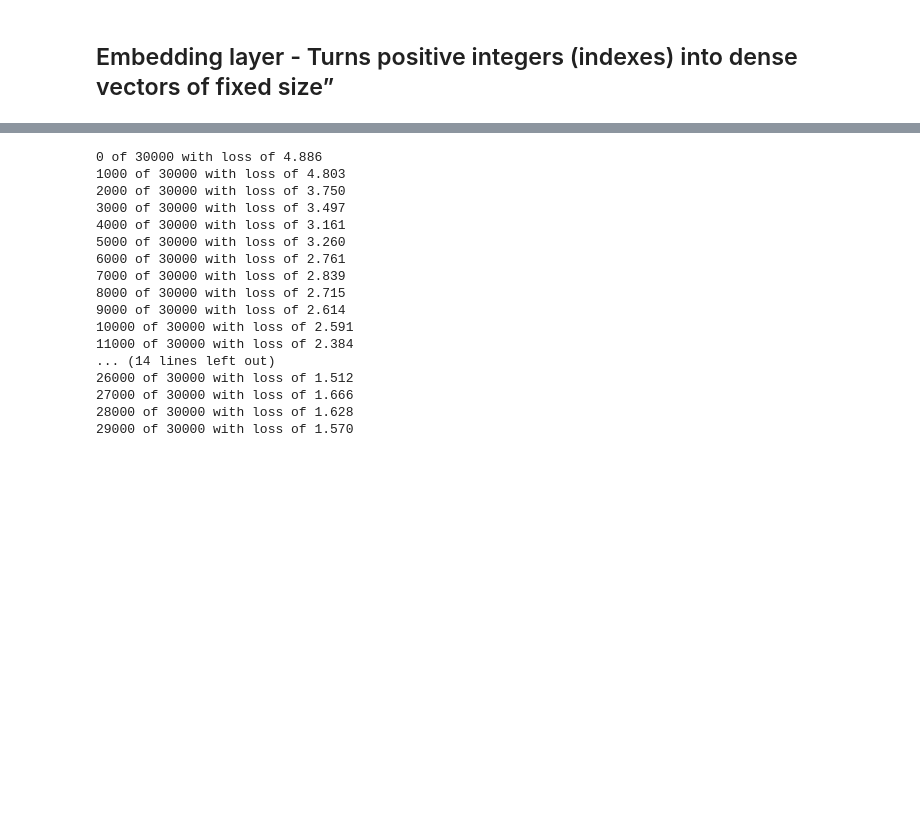
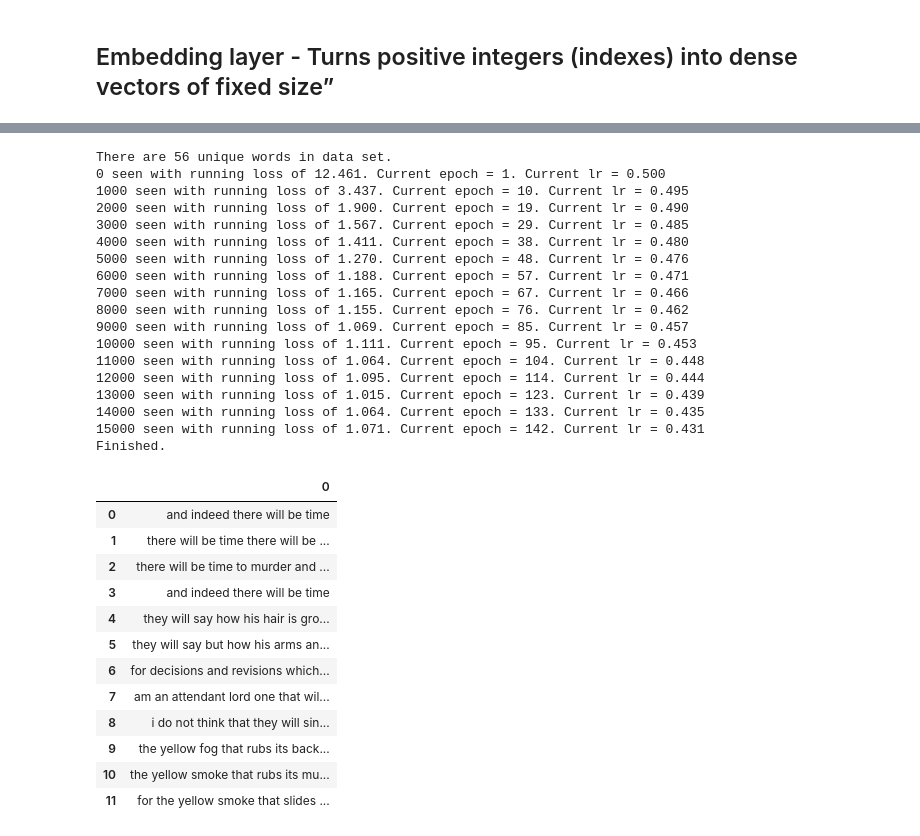
Before and after one commit to mattdns1006/Embedding-txt8, a Jupyter notebook: main.ipynb, the cells around one changed output, grey strips where cells are left out. Drawn from its saved outputs; the diff is of its cells as text; code cells hidden in the pictures; blank space fills up the shorter version.

```diff
--- a/main.ipynb
+++ b/main.ipynb
@@ -92 +52,11 @@ This quiet , introspective and entertaining independent is worth seeking .
+# %%
+df = pd.read_table("The Love Song of J. Alfred Prufrock.txt",header=None,names=["Line"],dtype={"Line":str})
+txt = df["Line"].values
+txt = ' \n '.join([''.join(row) for row in txt]).lower()
+txt = re.sub(r'[^\w\s]',' ',txt)
+df_clean = txt.split("\n")
+# %%
+df_clean_yellow = list(filter(lambda row: "yellow" in row,df_clean))
+df_clean_will = list(filter(lambda row: "will" in row,df_clean))
+df_clean = np.concatenate((df_clean_will,df_clean_yellow))
 # %%
@@ -156,36 +201,60 @@ saver = tf.train.Saver()
 # %%
-n = 30000
 with tf.Session() as sess:
     init = tf.global_variables_initializer()
     sess.run(init)
-    generate_batch = data_gen()
+    embeddings_before = embeddings.eval()
+    data_obj = Data_obj(batch_size=BATCH_SIZE,clean_data=df_clean)
+    generate_batch = data_obj.generator()
     cur_losses = []
-    for i in range(n):
+    lr = np.array([0.5])
+    while True:
         data = next(generate_batch)
-        feed_dict = {train_inputs: data[:,0],train_labels:data[:,[1]]}
+        feed_dict = {train_inputs: data[:,0],train_labels:data[:,[1]],learning_rate:lr}
         _, cur_loss = sess.run([optimizer, loss], feed_dict=feed_dict)
         cur_losses.append(cur_loss)
-        if i % 1000 == 0:
-            print("{0} of {1} with loss of {2:.3f}".format(i,n,np.mean(cur_losses)))
+        if data_obj.total_examples_seen % 1000 == 0:
+            print("{0} seen with running loss of {1:.3f}. Current epoch = {2}. Current lr = {3:.3f}".format(data_obj.total_examples_seen,np.mean(cur_losses),data_obj.epoch,lr[0]))
             cur_losses = []
+            lr /= 1.01
+        if data_obj.epoch == 150:
+            print("Finished.")
+            break
     save_path = saver.save(sess, "/tmp/model.ckpt")
     idx = np.arange(1,vocab_size)
     learnt_embed = embed.eval(feed_dict={train_inputs:idx})
+    learnt_embeddings = embeddings.eval()
 # %% [output]
-0 of 30000 with loss of 4.886
-1000 of 30000 with loss of 4.803
-2000 of 30000 with loss of 3.750
-3000 of 30000 with loss of 3.497
-4000 of 30000 with loss of 3.161
-5000 of 30000 with loss of 3.260
-6000 of 30000 with loss of 2.761
-7000 of 30000 with loss of 2.839
-8000 of 30000 with loss of 2.715
-9000 of 30000 with loss of 2.614
-10000 of 30000 with loss of 2.591
-11000 of 30000 with loss of 2.384
-... (14 lines left out)
-26000 of 30000 with loss of 1.512
-27000 of 30000 with loss of 1.666
-28000 of 30000 with loss of 1.628
-29000 of 30000 with loss of 1.570
+There are 56 unique words in data set.
+0 seen with running loss of 12.461. Current epoch = 1. Current lr = 0.500
+1000 seen with running loss of 3.437. Current epoch = 10. Current lr = 0.495
+2000 seen with running loss of 1.900. Current epoch = 19. Current lr = 0.490
+3000 seen with running loss of 1.567. Current epoch = 29. Current lr = 0.485
+4000 seen with running loss of 1.411. Current epoch = 38. Current lr = 0.480
+5000 seen with running loss of 1.270. Current epoch = 48. Current lr = 0.476
+6000 seen with running loss of 1.188. Current epoch = 57. Current lr = 0.471
+7000 seen with running loss of 1.165. Current epoch = 67. Current lr = 0.466
+8000 seen with running loss of 1.155. Current epoch = 76. Current lr = 0.462
+9000 seen with running loss of 1.069. Current epoch = 85. Current lr = 0.457
+10000 seen with running loss of 1.111. Current epoch = 95. Current lr = 0.453
+11000 seen with running loss of 1.064. Current epoch = 104. Current lr = 0.448
+12000 seen with running loss of 1.095. Current epoch = 114. Current lr = 0.444
+13000 seen with running loss of 1.015. Current epoch = 123. Current lr = 0.439
+14000 seen with running loss of 1.064. Current epoch = 133. Current lr = 0.435
+15000 seen with running loss of 1.071. Current epoch = 142. Current lr = 0.431
+Finished.
+# %%
+pd.DataFrame(df_clean)
+# %% [output]
+|  | 0 |
+| 0 | and indeed there will be time |
+| 1 | there will be time there will be ... |
+| 2 | there will be time to murder and ... |
+| 3 | and indeed there will be time |
+| 4 | they will say how his hair is gro... |
+| 5 | they will say but how his arms an... |
+| 6 | for decisions and revisions which... |
+| 7 | am an attendant lord one that wil... |
+| 8 | i do not think that they will sin... |
+| 9 | the yellow fog that rubs its back... |
+| 10 | the yellow smoke that rubs its mu... |
+| 11 | for the yellow smoke that slides ... |
```
Also changed, not shown: parts of 21 cells of this notebook.
